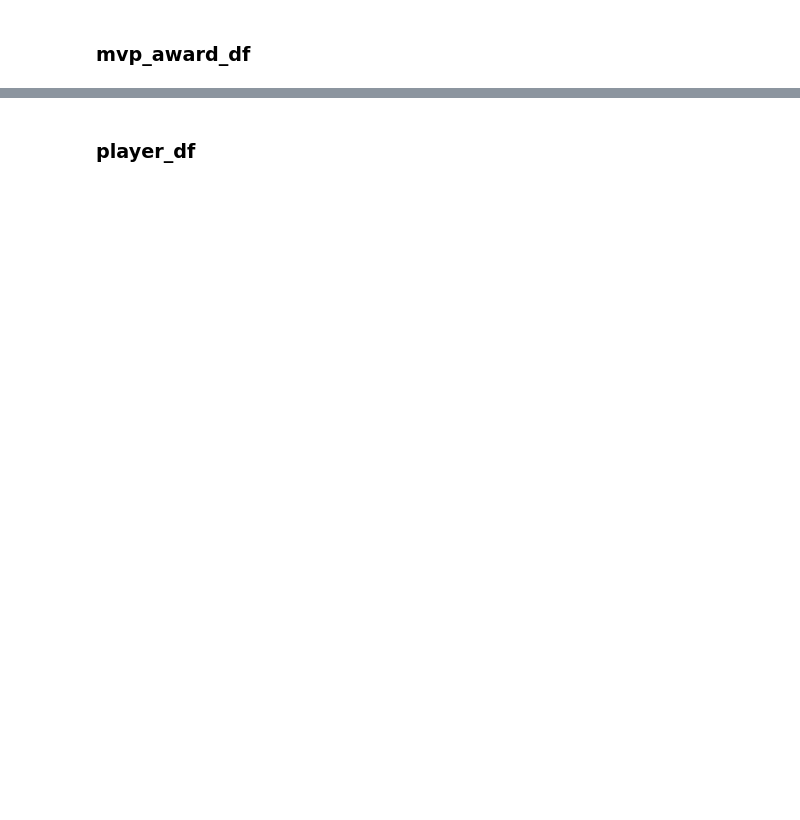
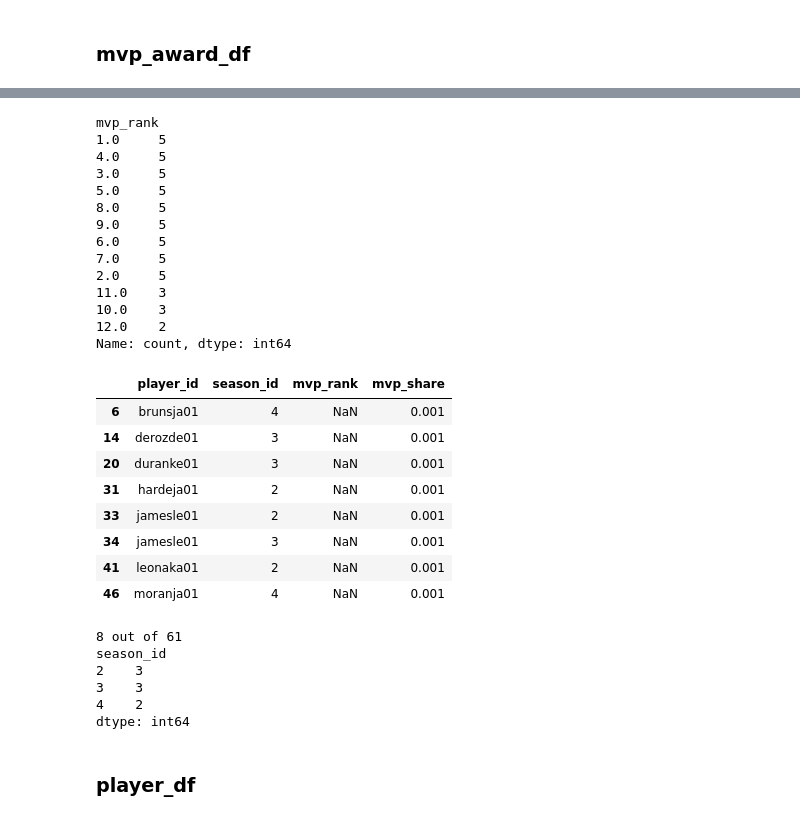
Before and after one commit to pxsa/NBA-Analysis, a Jupyter notebook: preprocessing/preprocessing.ipynb, the cells around one changed output, grey strips where cells are left out. Cells and saved outputs as stored; diff of their text form; code cells hidden in the pictures; blank space fills up the shorter version.

```diff
--- a/preprocessing/preprocessing.ipynb
+++ b/preprocessing/preprocessing.ipynb
@@ -87,3 +168,40 @@ mvp_award_df.head()
+# %%
+print(mvp_award_df.value_counts('mvp_rank'))
+mvp_award_df[mvp_award_df['mvp_rank'].isna()]
+# %% [output]
+mvp_rank
+1.0     5
+4.0     5
+3.0     5
+5.0     5
+8.0     5
+9.0     5
+6.0     5
+7.0     5
+2.0     5
+11.0    3
+10.0    3
+12.0    2
+Name: count, dtype: int64
+|  | player_id | season_id | mvp_rank | mvp_share |
+| 6 | brunsja01 | 4 | NaN | 0.001 |
+| 14 | derozde01 | 3 | NaN | 0.001 |
+| 20 | duranke01 | 3 | NaN | 0.001 |
+| 31 | hardeja01 | 2 | NaN | 0.001 |
+| 33 | jamesle01 | 2 | NaN | 0.001 |
+| 34 | jamesle01 | 3 | NaN | 0.001 |
+| 41 | leonaka01 | 2 | NaN | 0.001 |
+| 46 | moranja01 | 4 | NaN | 0.001 |
+# %%
+print(mvp_award_df['mvp_rank'].isna().sum(), 'out of', len(mvp_award_df))
+print(mvp_award_df[mvp_award_df['mvp_rank'].isnull()].groupby('season_id').size())
+# %% [output]
+8 out of 61
+season_id
+2    3
+3    3
+4    2
+dtype: int64
 # %% [markdown]
 ### player_df
 # %%
```
Also changed, not shown: parts of 47 cells of this notebook, 1 other file.
